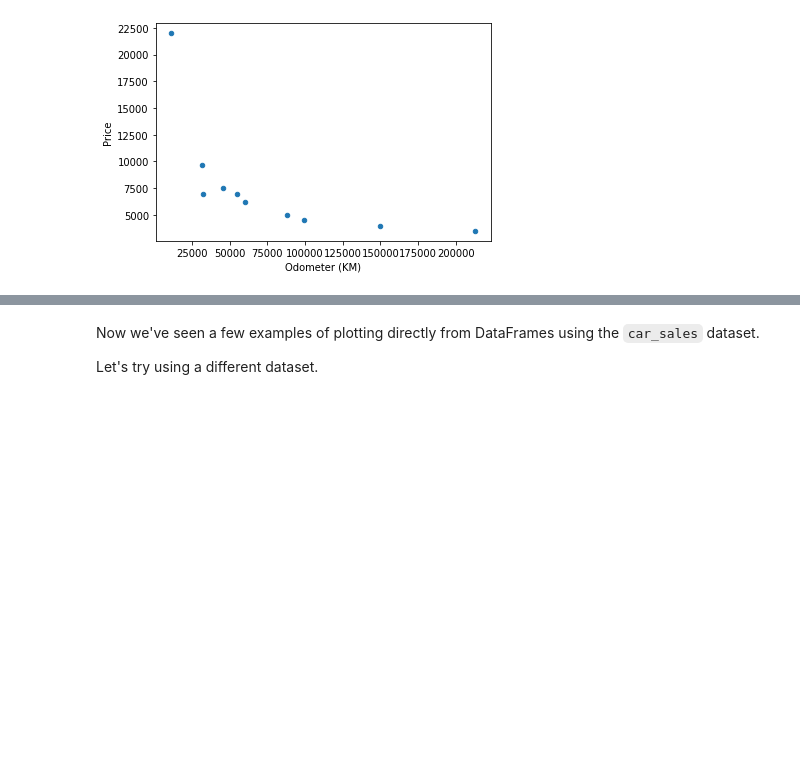
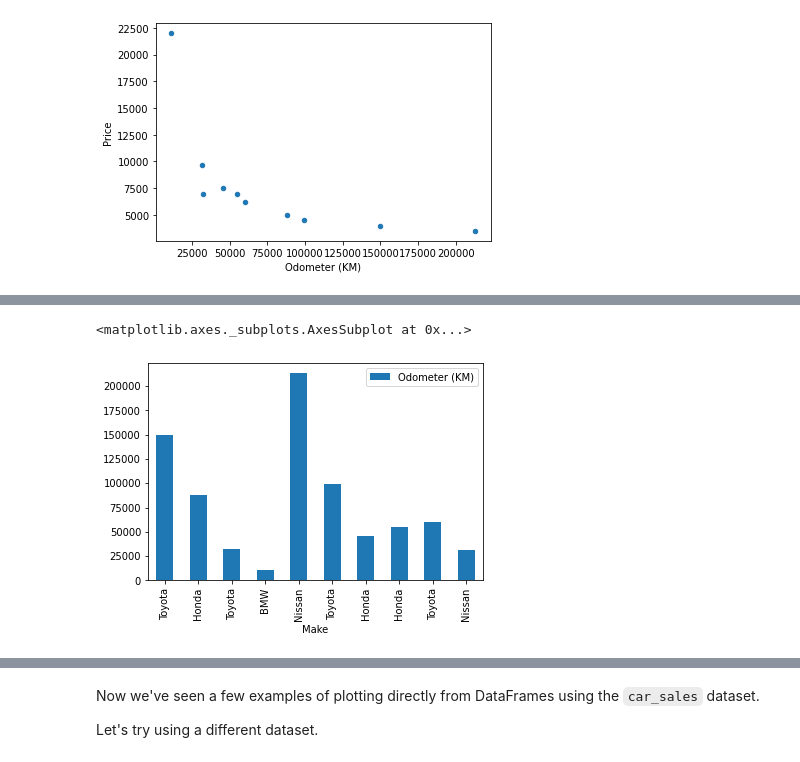
Before and after one commit to kunalburgul/AMLP, a Jupyter notebook: Data_Analysis/matplotlib_exercises.ipynb, the cells around one changed output, grey strips where cells are left out. Cells and saved outputs as stored; diff of their text form; code cells hidden in the pictures; blank space fills up the shorter version.

```diff
--- a/Data_Analysis/matplotlib_exercises.ipynb
+++ b/Data_Analysis/matplotlib_exercises.ipynb
@@ -343,4 +349,8 @@ car_sales.plot(x='Odometer (KM)', y='Price',kind='scatter')
 # %%
 # Create a bar graph of the 'Make' and 'Odometer (KM)' columns in the car_sales DataFrame
+car_sales.plot(x='Make', y='Odometer (KM)', kind='bar')
+# %% [output]
+<matplotlib.axes._subplots.AxesSubplot at 0x...>
+[figure, added]
 # %%
 # Create a histogram of the 'Odometer (KM)' column
```
Also changed, not shown: parts of 30 cells of this notebook.
